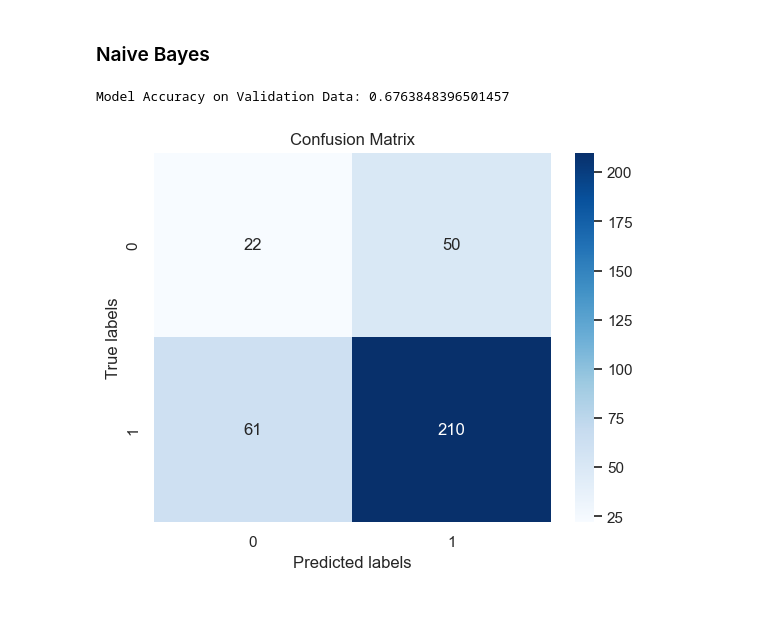
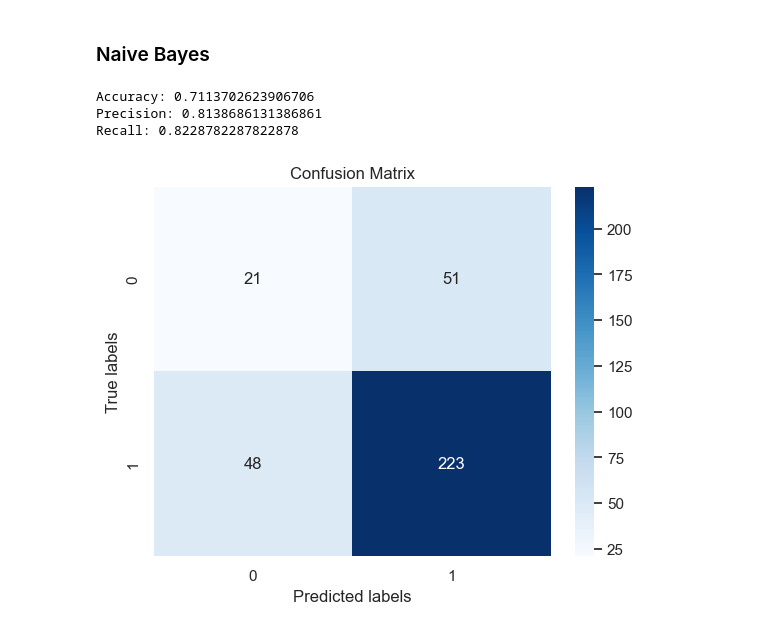
Before and after one commit to alfeng22/COMP562-Final-Project, a Jupyter notebook: data.ipynb, the cells around one changed output. Cells and saved outputs as stored; diff of their text form; code cells hidden in the pictures.

Commit message:
Update code to implement ROC curve

```diff
--- a/data.ipynb
+++ b/data.ipynb
@@ -150,10 +150,10 @@ df['Mental_Health_Condition'] = df['Mental_Health_Condition'].apply(lambda x: 1
 # Drop unnecessary columns
 df = df.drop(['Work_Location', 'Gender', 'Employee_ID'], axis=1)
 
-# # Scale numeric features
-# numeric_features = ['Age', 'Years_of_Experience', 'Hours_Worked_Per_Week', 'Work_Life_Balance_Rating', 'Social_Isolation_Rating', 'Company_Support_for_Remote_Work']
-# scaler = MinMaxScaler()
-# df[numeric_features] = scaler.fit_transform(df[numeric_features])
+# Scale numeric features
+numeric_features = ['Age', 'Years_of_Experience']
+scaler = MinMaxScaler()
+df[numeric_features] = scaler.fit_transform(df[numeric_features])
 
 # One-hot encode selected categorical features
 categorical_features = ['Stress_Level', 'Sleep_Quality', 'Access_to_Mental_Health_Resources', 'Productivity_Change', 'Job_Role', 'Satisfaction_with_Remote_Work', 'Physical_Activity', 'Industry', 'Region']
@@ -182,24 +182,38 @@ Validation set shape: (343, 35)
 ### Naive Bayes
 # %%
 from sklearn.naive_bayes import MultinomialNB
-from sklearn.metrics import confusion_matrix, accuracy_score
+from sklearn.metrics import confusion_matrix, accuracy_score, precision_score, recall_score, roc_curve
+import numpy as np
 
+# Train the Naive Bayes model
 nb = MultinomialNB()
 nb.fit(X_train_smote, y_train_smote)
 
-# Predict on the validation set
-nb_pred = nb.predict(X_val)
+# Predict probabilities for the positive class
+y_probs = nb.predict_proba(X_val)[:, 1]
 
-# Evaluate the model
-print("Model Accuracy on Validation Data:", accuracy_score(y_val, nb_pred))
+# Determine the optimal threshold using the ROC curve
+fpr, tpr, thresholds = roc_curve(y_val, y_probs)
+optimal_idx = np.argmax(tpr - fpr)
+optimal_threshold = thresholds[optimal_idx]
+
+# Predict based on the optimal threshold
+y_pred_optimal = (y_probs >= optimal_threshold).astype(int)
+
+# Calculate and print metrics
+print("Accuracy:", accuracy_score(y_val, y_pred_optimal))
+print("Precision:", precision_score(y_val, y_pred_optimal))
+print("Recall:", recall_score(y_val, y_pred_optimal))
 
 # Confusion matrix
-nb_cm = confusion_matrix(y_val, nb_pred)
+nb_cm = confusion_matrix(y_val, y_pred_optimal)
 sns.heatmap(nb_cm, annot=True, fmt="d", cmap='Blues')
 plt.xlabel('Predicted labels')
 plt.ylabel('True labels')
 plt.title('Confusion Matrix')
 plt.show()
 # %% [output]
-Model Accuracy on Validation Data: 0.6763848396501457
+Accuracy: 0.7113702623906706
+Precision: 0.8138686131386861
+Recall: 0.8228782287822878
-[figure, old version]
+[figure, new version]
```
